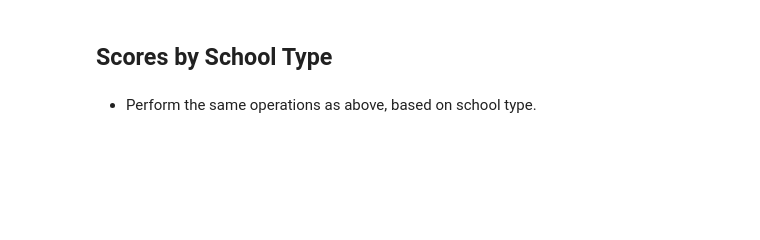
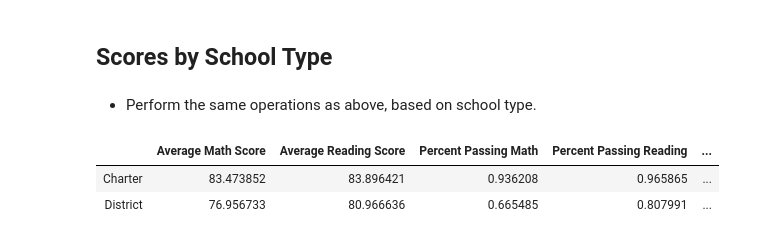
Before and after one commit to bryan-lopez/academy-pie, a Jupyter notebook: PyCitySchools_starter.ipynb, the cells around one changed output. Saved outputs shown, nothing was run; the diff lists cells and outputs as text; code cells hidden in the pictures; blank space fills up the shorter version.

```diff
--- a/PyCitySchools_starter.ipynb
+++ b/PyCitySchools_starter.ipynb
@@ -443,24 +443,29 @@ sizing_bin_summary
 # %%
 district_groups = s_summary.groupby("School Type")
 index = []
 
 data = []
 
 for g in district_groups.groups:
     index.append(g)
 
     bnd_data = []
     bnd = district_groups.get_group(g)
 
     bnd_data.append(bnd['Average Math Score'].mean())
     bnd_data.append(bnd['Average Reading Score'].mean())
     bnd_data.append(bnd['Percent Passing Math'].mean())
     bnd_data.append(bnd['Percent Passing Reading'].mean())
     bnd_data.append(bnd['Overall Passing Rate'].mean())
 
     data.append(bnd_data)
 
-district_bin_summary = pd.DataFrame(data=data, index=group_names, columns = columns)
+district_bin_summary = pd.DataFrame(data=data, index=index, columns=columns)
+district_bin_summary
+# %% [output]
+|  | Average Math Score | Average Reading Score | Percent Passing Math | Percent Passing Reading | ... |
+| Charter | 83.473852 | 83.896421 | 0.936208 | 0.965865 | ... |
+| District | 76.956733 | 80.966636 | 0.665485 | 0.807991 | ... |
 # %%
 # %% [output]
 |  | Average Math Score | Average Reading Score | % Passing Math | % Passing Reading | % Overall Passing Rate |
```
